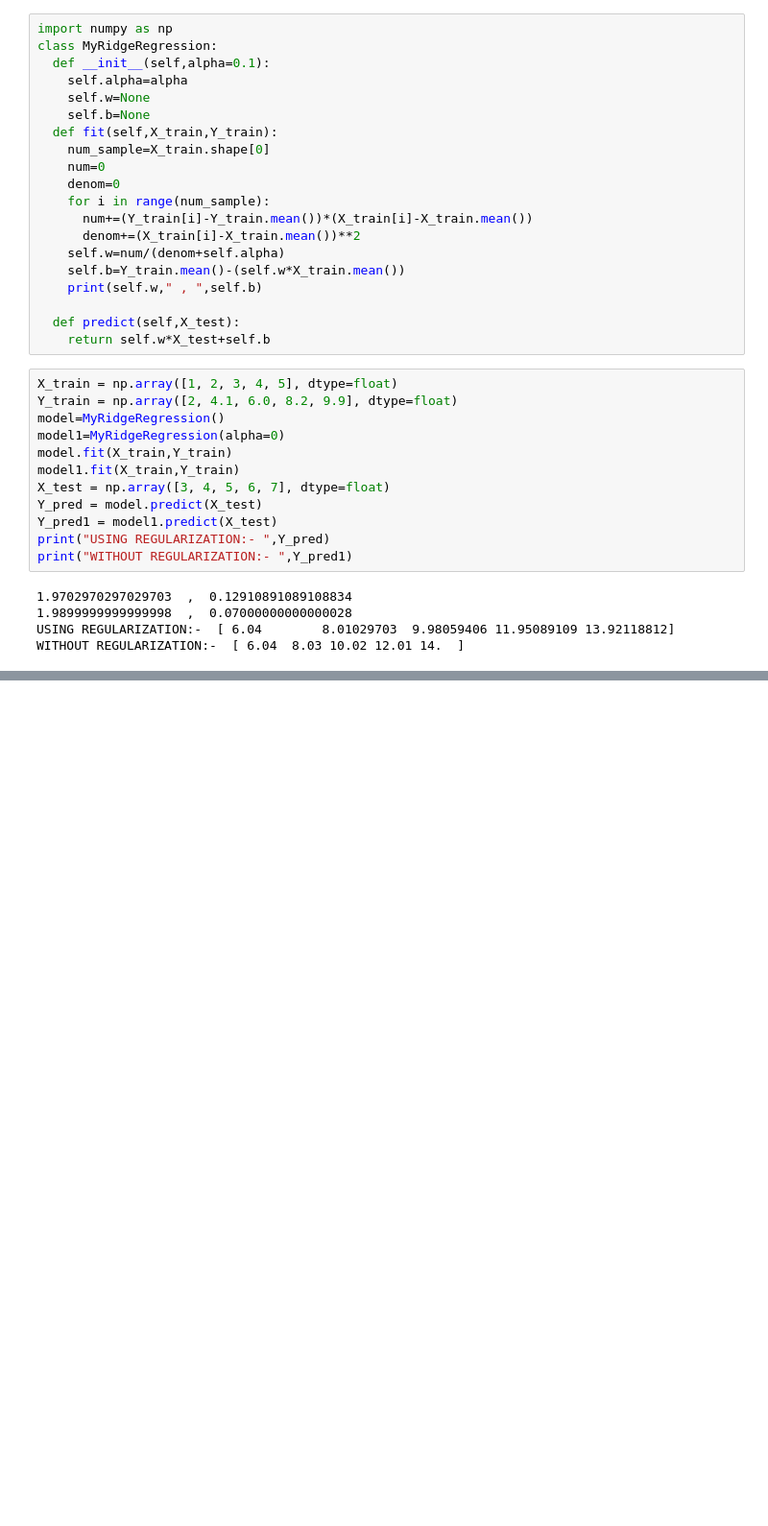
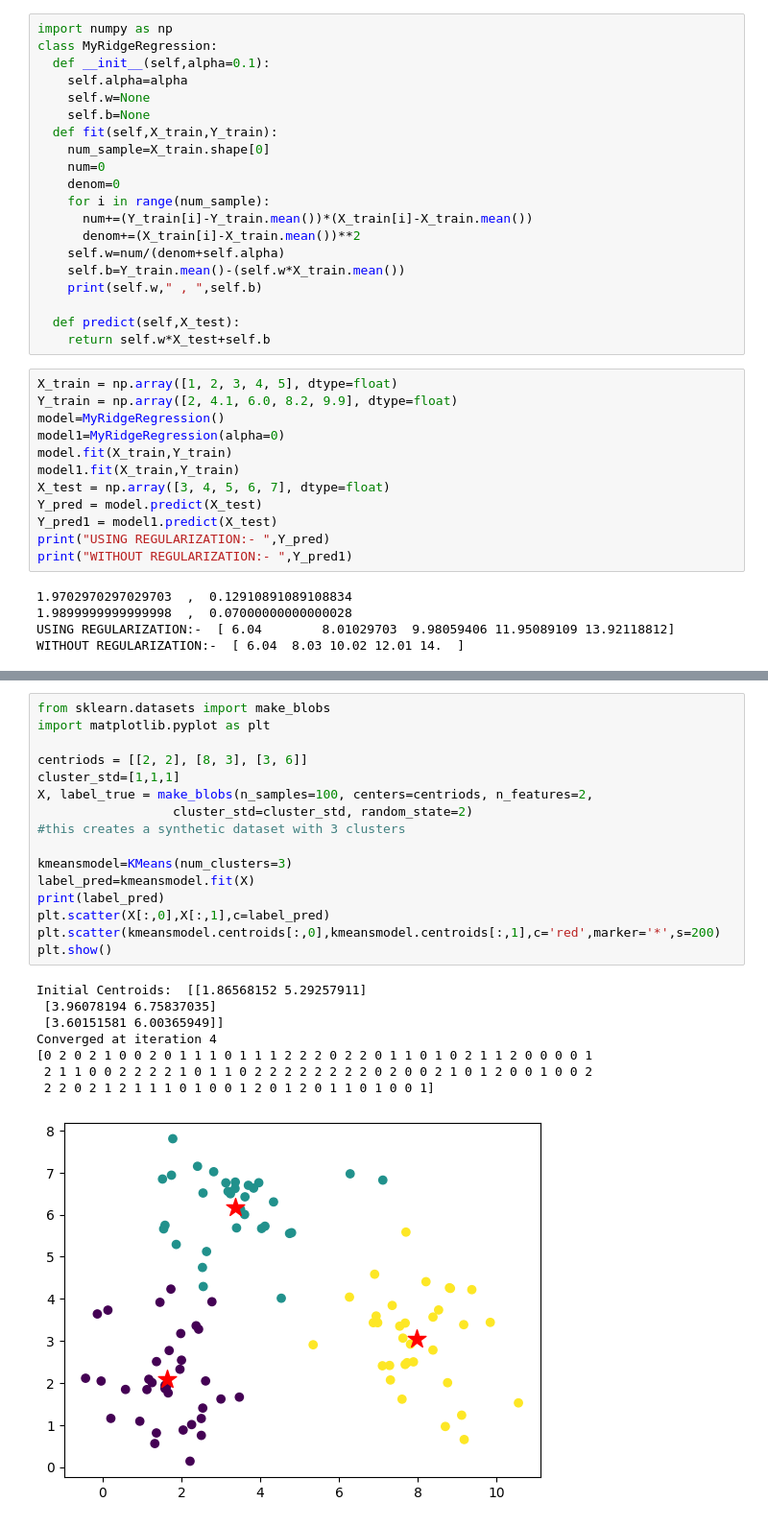
Before and after one commit to shuvradeeeep/ml_from_scratch, a Jupyter notebook: ml_algo_from_scratch.ipynb, the cells around one changed output, grey strips where cells are left out. Shown at 96% size. Drawn from its saved outputs; the diff is of its cells as text; blank space fills up the shorter version.

Commit message:
kmeans added

```diff
--- a/ml_algo_from_scratch.ipynb
+++ b/ml_algo_from_scratch.ipynb
@@ -129,0 +193,25 @@ WITHOUT REGULARIZATION:-  [ 6.04  8.03 10.02 12.01 14.  ]
+# %%
+from sklearn.datasets import make_blobs
+import matplotlib.pyplot as plt
+
+centriods = [[2, 2], [8, 3], [3, 6]]
+cluster_std=[1,1,1]
+X, label_true = make_blobs(n_samples=100, centers=centriods, n_features=2,
+                  cluster_std=cluster_std, random_state=2)
+#this creates a synthetic dataset with 3 clusters
+
+kmeansmodel=KMeans(num_clusters=3)
+label_pred=kmeansmodel.fit(X)
+print(label_pred)
+plt.scatter(X[:,0],X[:,1],c=label_pred)
+plt.scatter(kmeansmodel.centroids[:,0],kmeansmodel.centroids[:,1],c='red',marker='*',s=200)
+plt.show()
+# %% [output]
+Initial Centroids:  [[1.86568152 5.29257911]
+ [3.96078194 6.75837035]
+ [3.60151581 6.00365949]]
+Converged at iteration 4
+[0 2 0 2 1 0 0 2 0 1 1 1 0 1 1 1 2 2 2 0 2 2 0 1 1 0 1 0 2 1 1 2 0 0 0 0 1
+ 2 1 1 0 0 2 2 2 2 1 0 1 1 0 2 2 2 2 2 2 2 2 0 2 0 0 2 1 0 1 2 0 0 1 0 0 2
+ 2 2 0 2 1 2 1 1 1 0 1 0 0 1 2 0 1 2 0 1 1 0 1 0 0 1]
+[figure, added]
```
Also changed, not shown: parts of 2 cells of this notebook.
